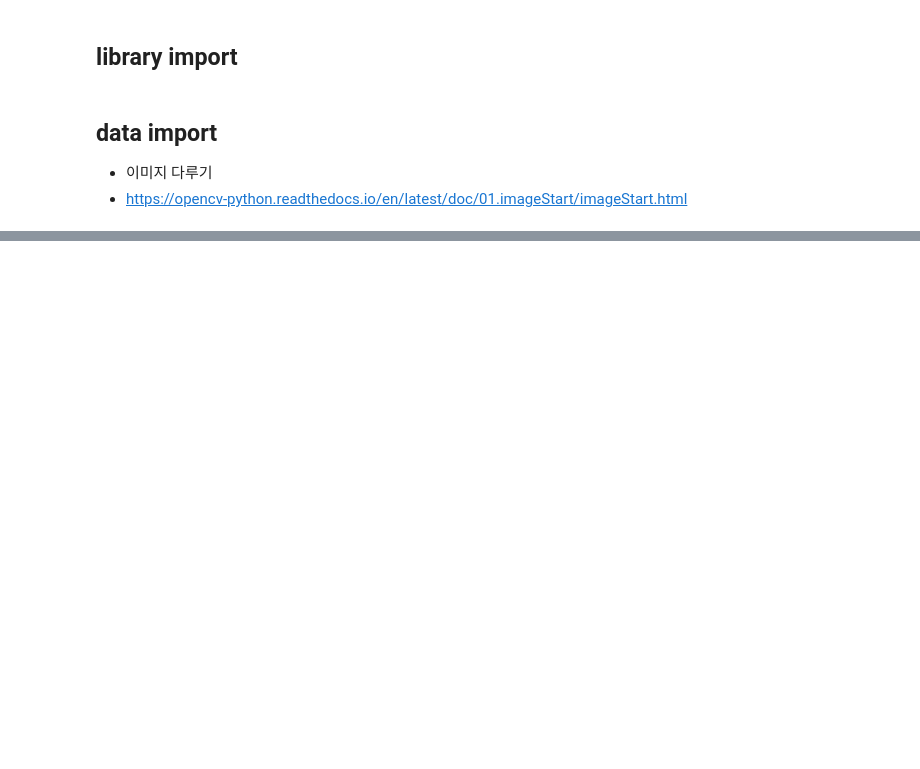
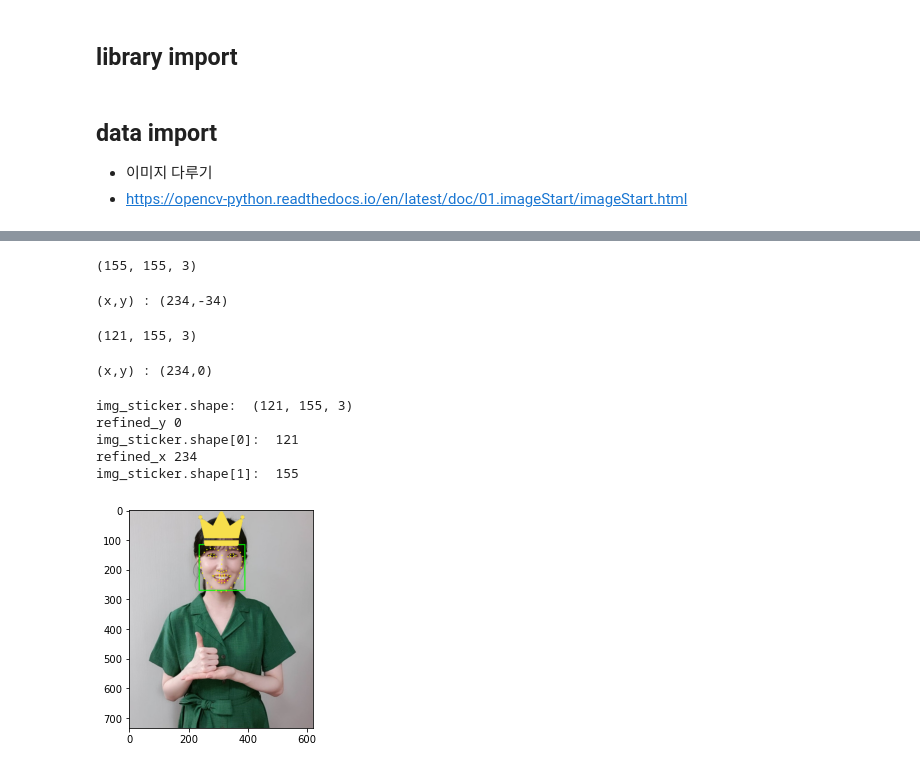
Before and after one commit to ittapa/AIFFEL-FILP-CODING, a Jupyter notebook: lms/01-EXPLORATION/E10-camera_sticker_app/01-basic.ipynb, the cells around one changed output, grey strips where cells are left out. Cells and saved outputs as stored; diff of their text form; code cells hidden in the pictures; blank space fills up the shorter version.

```diff
--- a/lms/01-EXPLORATION/E10-camera_sticker_app/01-basic.ipynb
+++ b/lms/01-EXPLORATION/E10-camera_sticker_app/01-basic.ipynb
@@ -28,0 +201,63 @@ img_show = img_bgr.copy() # 출력용 이미지 복사
+# %%
+
+## 스티커 로드,
+#sticker_path = os.getenv('HOME')+'/aiffel/AIFFEL_LSG/lms/01-EXPLORATION/E10-camera_sticker_app/imgs/00-crown_01.png'
+sticker_path = './imgs/00-crown_01.png'
+
+img_sticker = cv2.imread(sticker_path)
+img_sticker = cv2.resize(img_sticker, (w,h)) # 리사이즈. 왕관사이즈만큼... 얼굴크기 맞추려고 하는듯.
+print (img_sticker.shape)
+# %% [output]
+(155, 155, 3)
+# %%
+# 스티커 위치. 조정 시작점.
+refined_x = x - w // 2  # left
+refined_y = y - h       # top
+print ('(x,y) : (%d,%d)'%(refined_x, refined_y))
+
+# y - 찍힘. ...이미지 밖으로 나갈수 도 있음.
+# %% [output]
+(x,y) : (234,-34)
+# %%
+# 원본이미지에서 벗어난 y좌표만큼 .왕관 이미지 crop 컷컷컷
+img_sticker = img_sticker[-refined_y:]
+print (img_sticker.shape)
+# %% [output]
+(121, 155, 3)
+# %%
+#좌표 수정
+# x는 조정값으로 y는 최상단이기 때매 0
+refined_y = 0
+print ('(x,y) : (%d,%d)'%(refined_x, refined_y))
+# %% [output]
+(x,y) : (234,0)
+# %%
+#원본 스티거에 적용
+
+print("img_sticker.shape: ", img_sticker.shape)
+print("refined_y", refined_y)
+print("img_sticker.shape[0]: ", img_sticker.shape[0])
+print("refined_x", refined_x)
+print("img_sticker.shape[1]: ", img_sticker.shape[1])
+print("\n\n")
+
+# 스티커 영역 :
+sticker_area = img_show[refined_y:img_sticker.shape[0], refined_x:refined_x+img_sticker.shape[1]]
+
+#print(sticker_area,"sticker_area")
+
+#  조건에 맞는 값의 색인 위치: np.where()
+img_show[refined_y:img_sticker.shape[0], refined_x:refined_x+img_sticker.shape[1]] = \
+    np.where(img_sticker==0,sticker_area,img_sticker).astype(np.uint8)
+# %% [output]
+img_sticker.shape:  (121, 155, 3)
+refined_y 0
+img_sticker.shape[0]:  121
+refined_x 234
+img_sticker.shape[1]:  155
+# %%
+# 출력
+plt.imshow(cv2.cvtColor(img_show, cv2.COLOR_BGR2RGB))
+plt.show()
+# %% [output]
+[figure, added]
```
Also changed, not shown: parts of 20 cells of this notebook, 14 other files.
